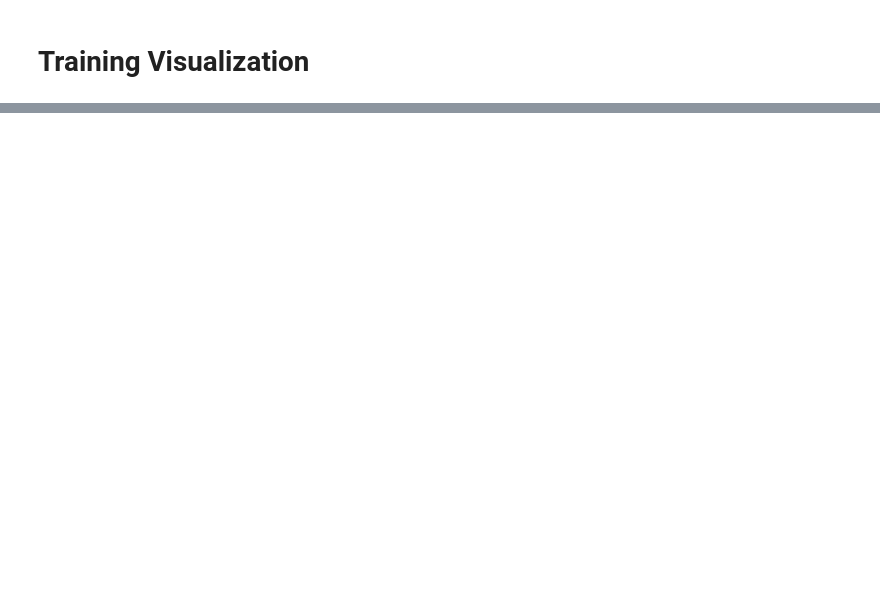
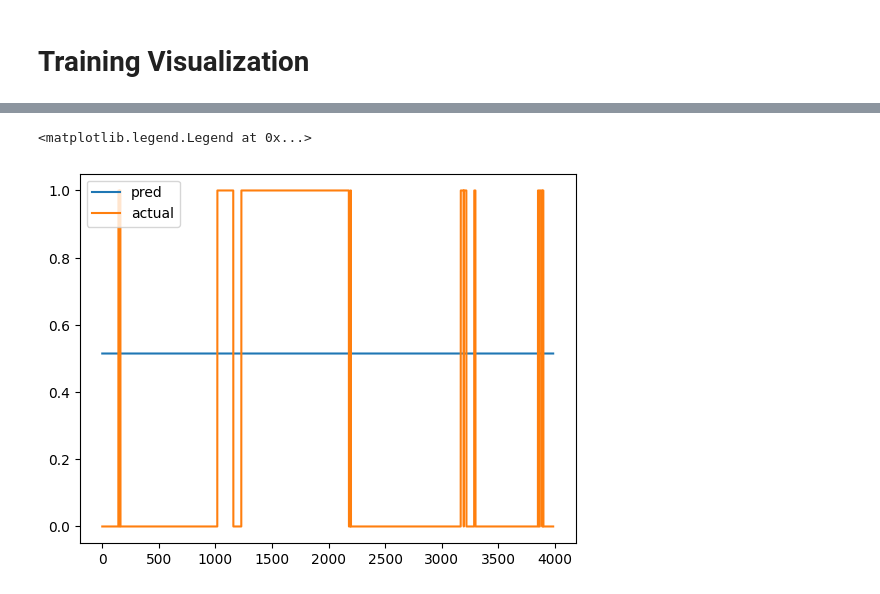
Before and after one commit to poloincognito/limit_order_book, a Jupyter notebook: notebooks/Filltime prediction.ipynb, the cells around one changed output, grey strips where cells are left out. Saved outputs shown, nothing was run; the diff lists cells and outputs as text; code cells hidden in the pictures; blank space fills up the shorter version.

```diff
--- a/notebooks/Filltime prediction.ipynb
+++ b/notebooks/Filltime prediction.ipynb
@@ -531,0 +621,40 @@ toy_model.fit(X_train, Y_train, epochs=100, batch_size=16, verbose=1, callbacks=
+# %%
+from keras.models import Sequential
+from keras.layers import Dense, LSTM
+from keras_self_attention import SeqSelfAttention
+from tensorflow.keras.metrics import Accuracy, Precision, Recall, AUC
+
+input_shape = (N+1, 23)
+
+toy_model = Sequential()
+
+# Using LSTM for sequential data
+toy_model.add(LSTM(64, return_sequences=True, input_shape=input_shape))
+
+toy_model.add(LSTM(32, return_sequences=True))
+
+# SeqSelfAttention layer
+toy_model.add(SeqSelfAttention(units=1, attention_activation='sigmoid',
+                               attention_type=SeqSelfAttention.ATTENTION_TYPE_MUL))
+
+# Flatten the output to feed into a Dense layer
+toy_model.add(Flatten())
+
+# Dense layer(s) and Output layer
+toy_model.add(Dense(64, activation='relu'))
+toy_model.add(Dense(1, activation='sigmoid'))
+
+# Compile the model
+toy_model.compile(optimizer=tf.keras.optimizers.legacy.RMSprop(learning_rate=0.0001),
+                  loss='binary_crossentropy',
+                  metrics=[CategoricalAccuracy(), Precision(), Recall(), AUC()])
+
+# Model summary
+toy_model.summary()
+
+history = model.fit(x=X_train, y=Y_train,
+          batch_size=batch,
+          epochs=100,
+          callbacks=[callback],
+          class_weight=class_weights_dict,
+          validation_data=(X_test, Y_test))
@@ -531,0 +679,6 @@ toy_model.fit(X_train, Y_train, epochs=100, batch_size=16, verbose=1, callbacks=
+# %%
+Y_toy_pred = toy_model.predict(X_test)
+plt.plot(Y_toy_pred, label='pred')
+plt.plot(Y_test, label='actual')
+plt.legend()
+# %% [output]
@@ -532,3 +686,5 @@ toy_model.fit(X_train, Y_train, epochs=100, batch_size=16, verbose=1, callbacks=
+<matplotlib.legend.Legend at 0x...>
+[figure, added]
 # %%
 explainer = shap.TreeExplainer(toy_model)
 shap_values = explainer.shap_values(X)
```
Also changed, not shown: parts of 38 cells of this notebook.
